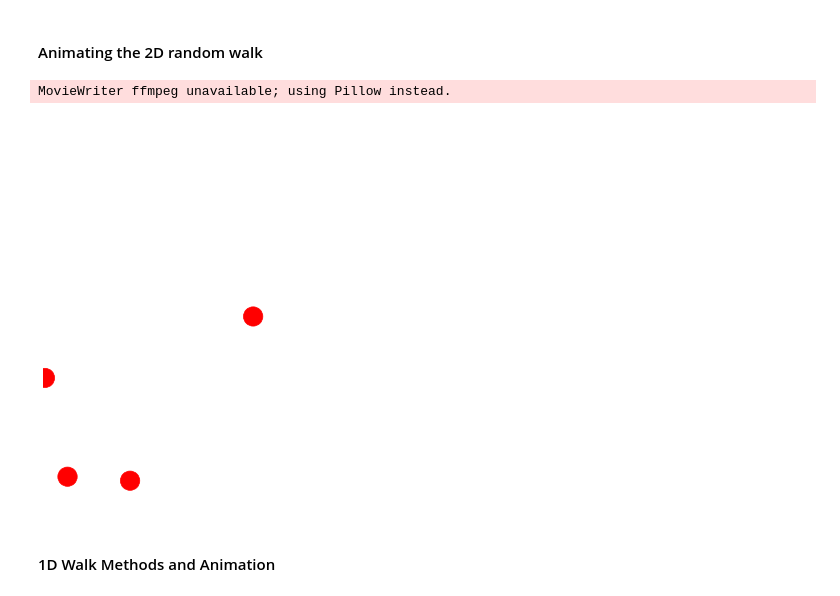
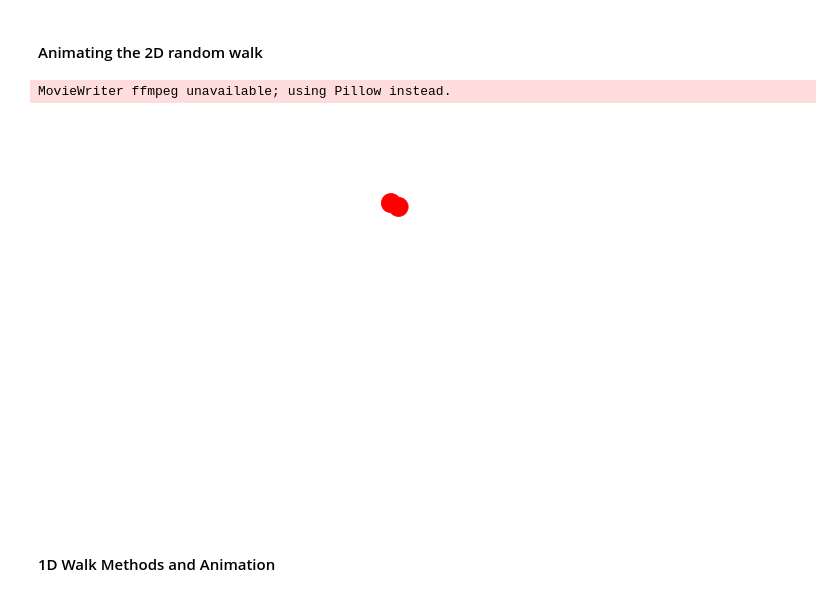
Before and after one commit to sophia-liao/DiffusionExercises, a Jupyter notebook: DiffusionExercise.ipynb, the cells around one changed output. Drawn from its saved outputs; the diff is of its cells as text; code cells hidden in the pictures.

```diff
--- a/DiffusionExercise.ipynb
+++ b/DiffusionExercise.ipynb
@@ -2,6 +2,3 @@
 ## 1D Diffusion exercise
 # %% [markdown]
 #### Import Statements
-# %%
-x=11
-print((x+10) % 20-10)
@@ -169,34 +210,34 @@ nparticles = len(positions)
 # %%
 from matplotlib.animation import FuncAnimation
 import matplotlib.patches as mpatches
 import matplotlib.pyplot as plt
 import numpy as np
 import random
 
 #create our figure for the animation
 fig, ax = plt.subplots()
 fig.set_size_inches(10,10)
 fig.set_dpi(50)
 
 def animate(i):
 
     ax.clear()
 
     for j in range(nparticles):
 
-        Drawing_colored_circle = plt.Circle((positions[j][0][i],positions[j][1][i]),0.5,color='red')
+        Drawing_colored_circle = plt.Circle((positions[i][0][j],positions[i][1][j]),0.5,color='red')
         ax.add_artist( Drawing_colored_circle)
 
     plt.xlim([-10,10])
     plt.ylim([-10,10])
     plt.axis('off')
 
 ani = FuncAnimation(fig,animate,frames=100,interval=1,repeat=False)
 
 ani.save('2D.gif')
 # %% [output]
 MovieWriter ffmpeg unavailable; using Pillow instead.
-[figure, old version]
+[figure, new version]
 # %% [markdown]
 #### 1D Walk Methods and Animation
 # %%
```
Also changed, not shown: parts of 3 cells of this notebook.
